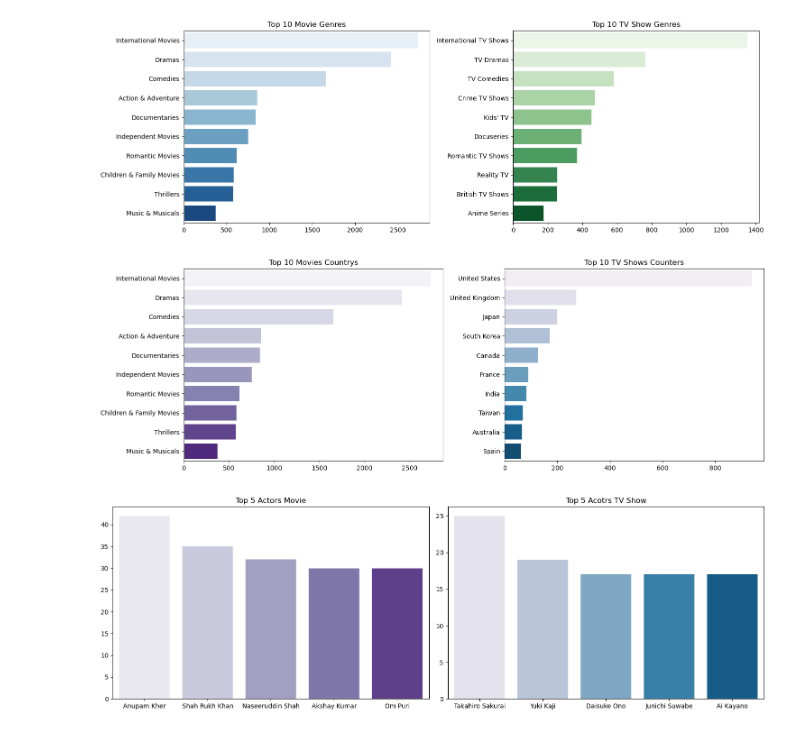
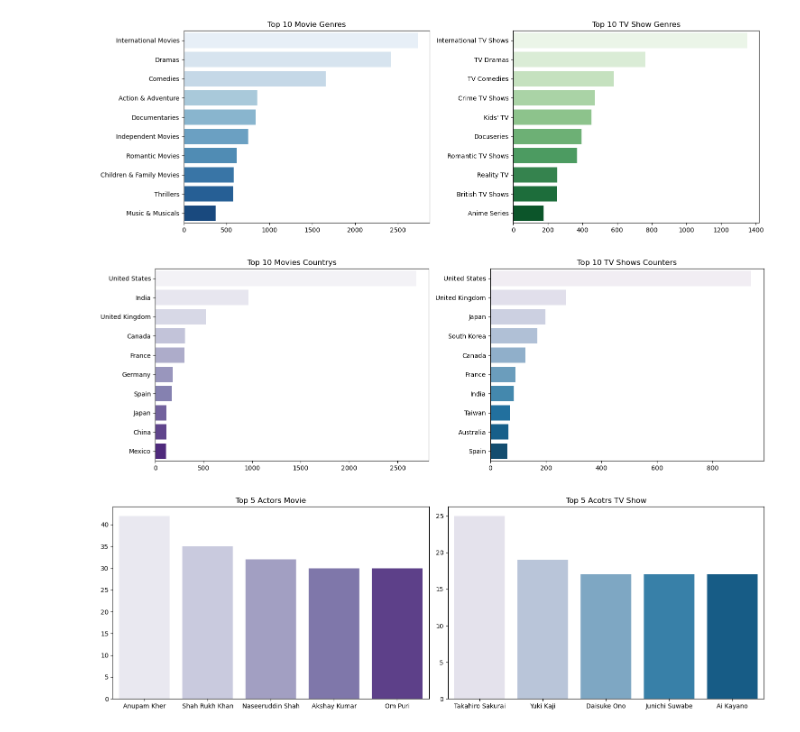
Before and after one commit to Omar-Elnazly/Netflix-Analysis, a Jupyter notebook: main notebook.ipynb, the cells around one changed output. Saved outputs shown, nothing was run; the diff lists cells and outputs as text; code cells hidden in the pictures.

```diff
--- a/main notebook.ipynb
+++ b/main notebook.ipynb
@@ -98,0 +89,4 @@ movies = netflix_df[netflix_df["type"]=="Movie"] .copy()
+# %%
+def split_and_count(df,name,value):
+    result = df[name].str.split(', ').explode().value_counts().head(value)
+    return result
@@ -232,5 +239,7 @@ tv_show_countrys = tv_shows['country'].str.split(', ').explode().value_counts().
 # %%
-visual(movie_genres.values,movie_genres.index,tv_show_countrys.values,tv_show_countrys.index,
+movie_countrys = split_and_count(movies,'country',10)
+tv_show_countrys = split_and_count(tv_shows,'country',10)
+visual(movie_countrys.values,movie_countrys.index,tv_show_countrys.values,tv_show_countrys.index,
        'Purples','PuBu','Top 10 Movies Countrys','Top 10 TV Shows Counters')
 # %% [output]
-[figure, old version]
+[figure, new version]
```
Also changed, not shown: parts of 23 cells of this notebook.
